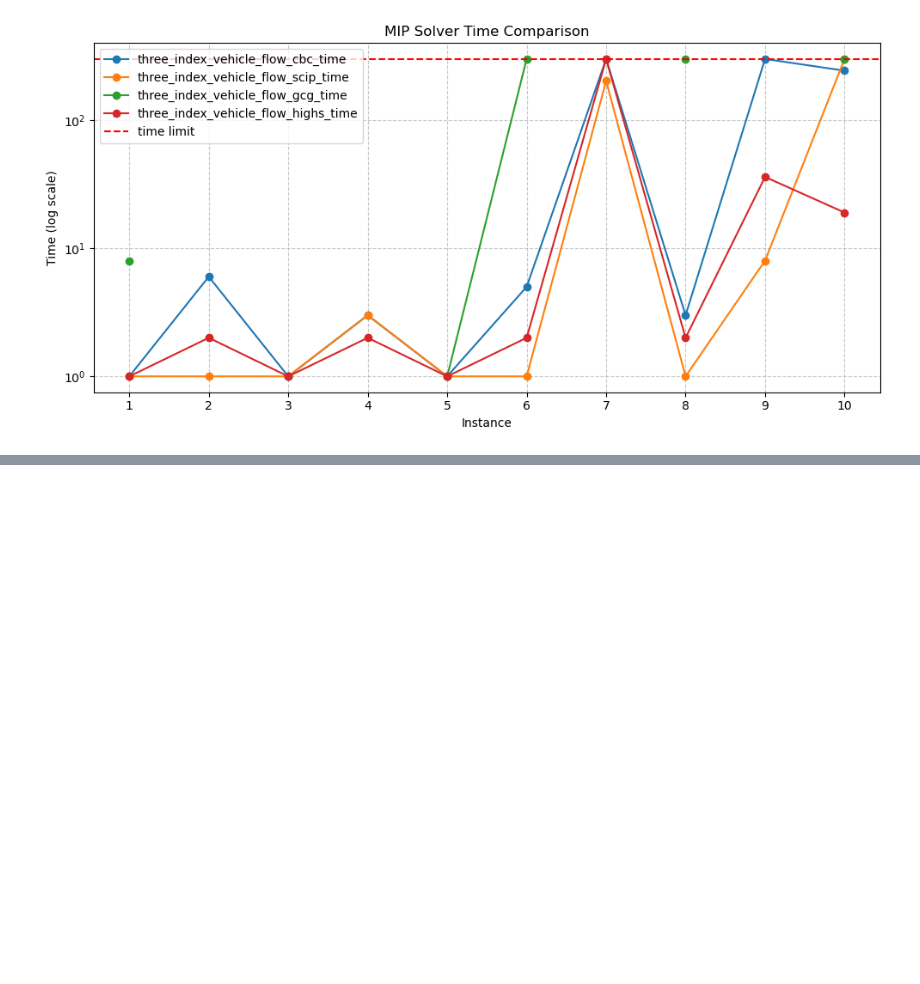
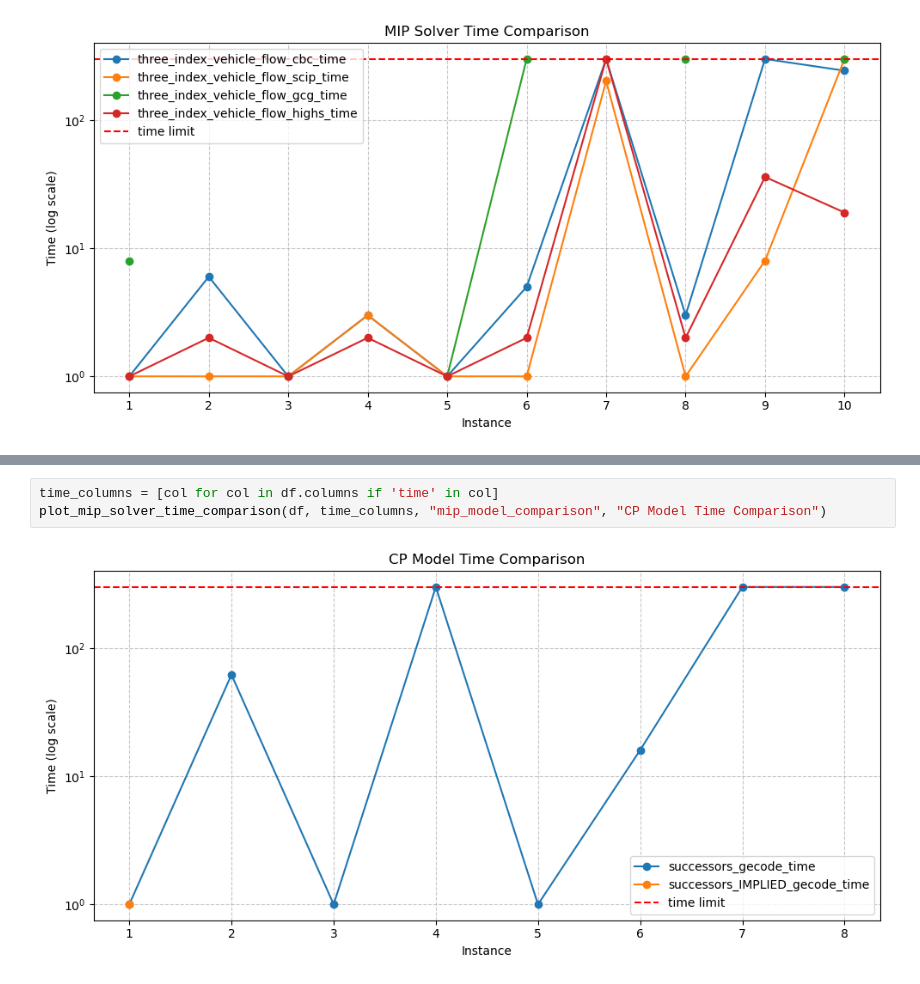
Before and after one commit to alessioarcara/cdmo_project, a Jupyter notebook: mcp_plot.ipynb, the cells around one changed output, grey strips where cells are left out. Saved outputs shown, nothing was run; the diff lists cells and outputs as text; blank space fills up the shorter version.

Commit message:
Added results obtained from different models and strategies

```diff
--- a/mcp_plot.ipynb
+++ b/mcp_plot.ipynb
@@ -158,0 +220,5 @@ plot_mip_solver_time_comparison(df, non_highs_columns, "mip_solver_comparison")
+# %%
+time_columns = [col for col in df.columns if 'time' in col]
+plot_mip_solver_time_comparison(df, time_columns, "mip_model_comparison", "CP Model Time Comparison")
+# %% [output]
+[figure, added]
```
Also changed, not shown: parts of 3 cells of this notebook, 24 other files.
